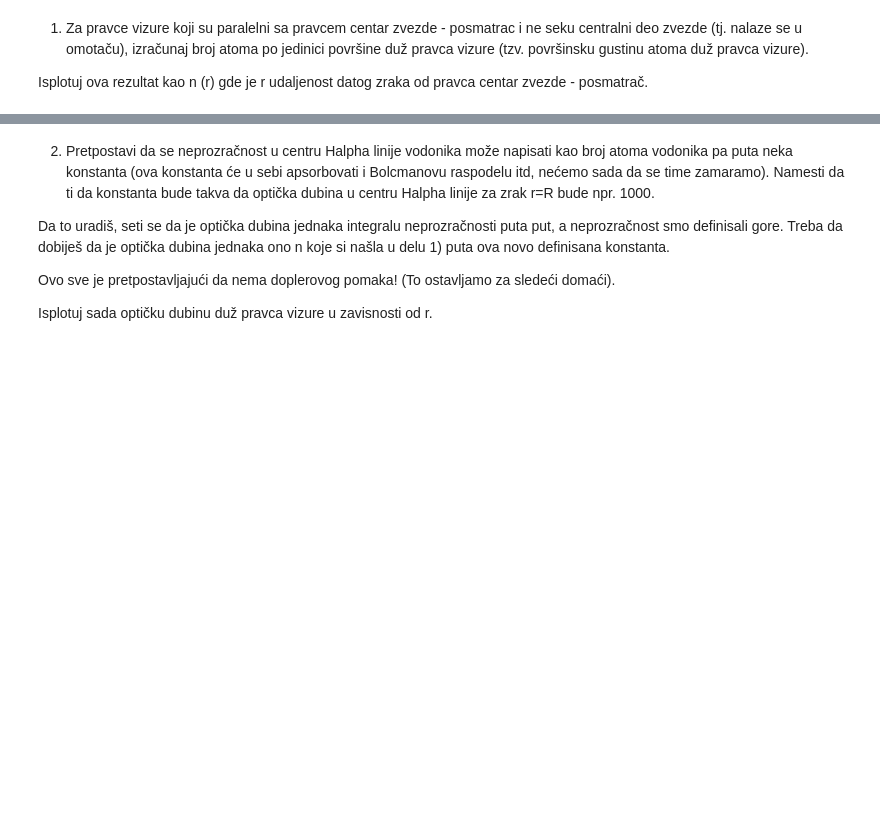
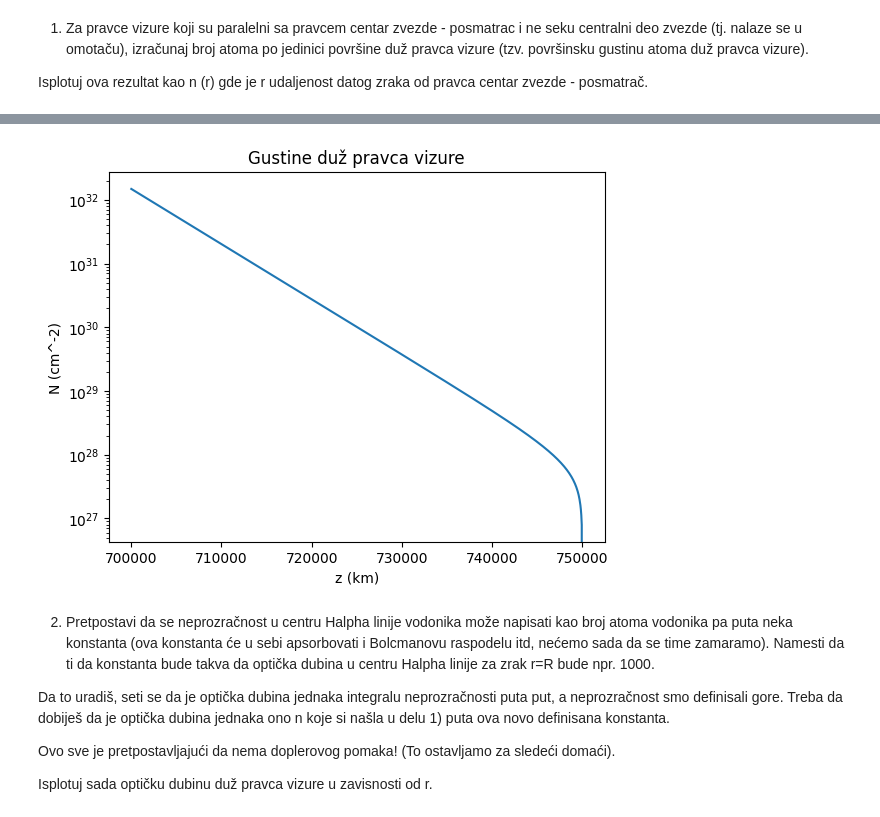
Before and after one commit to nmmladenovic-tech/moving_atmospheres_exercises, a Jupyter notebook: domaci.ipynb, the cells around one changed output, grey strips where cells are left out. Cells and saved outputs as stored; diff of their text form; code cells hidden in the pictures; blank space fills up the shorter version.

```diff
--- a/domaci.ipynb
+++ b/domaci.ipynb
@@ -41,3 +48,11 @@ plt.show()
+# %%
+plt.semilogy(z_values/1e5,N)
+plt.xlabel('z (km)')
+plt.ylabel('N (cm^-2)')
+plt.title('Gustine duž pravca vizure')
+plt.show()
+# %% [output]
+[figure, added]
 # %% [markdown]
 2) Pretpostavi da se neprozračnost u centru Halpha linije vodonika može napisati kao broj atoma vodonika pa puta neka konstanta (ova konstanta će u sebi apsorbovati i Bolcmanovu raspodelu itd, nećemo sada da se time zamaramo). Namesti da ti da konstanta bude takva da optička dubina u centru Halpha linije za zrak r=R bude npr. 1000.
 
```
Also changed, not shown: parts of 9 cells of this notebook, 1 other file.
